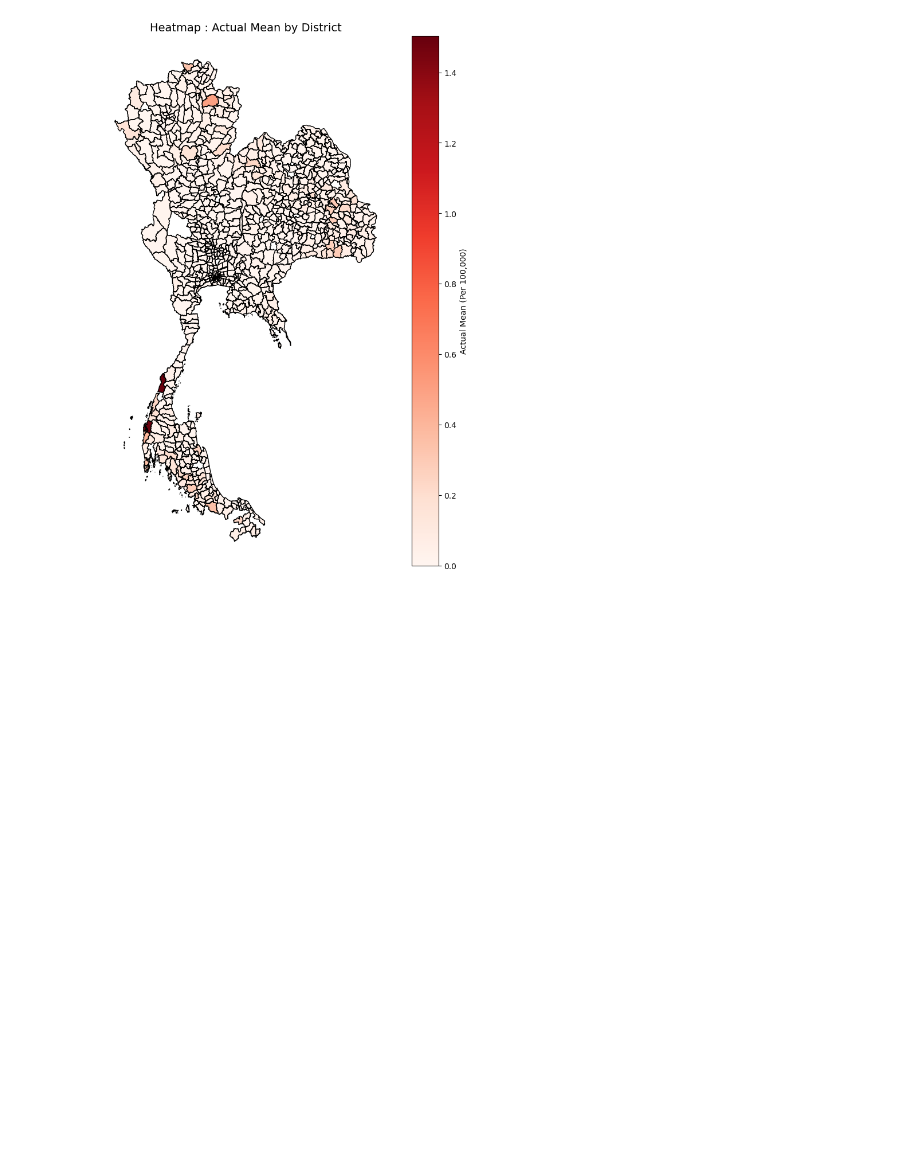
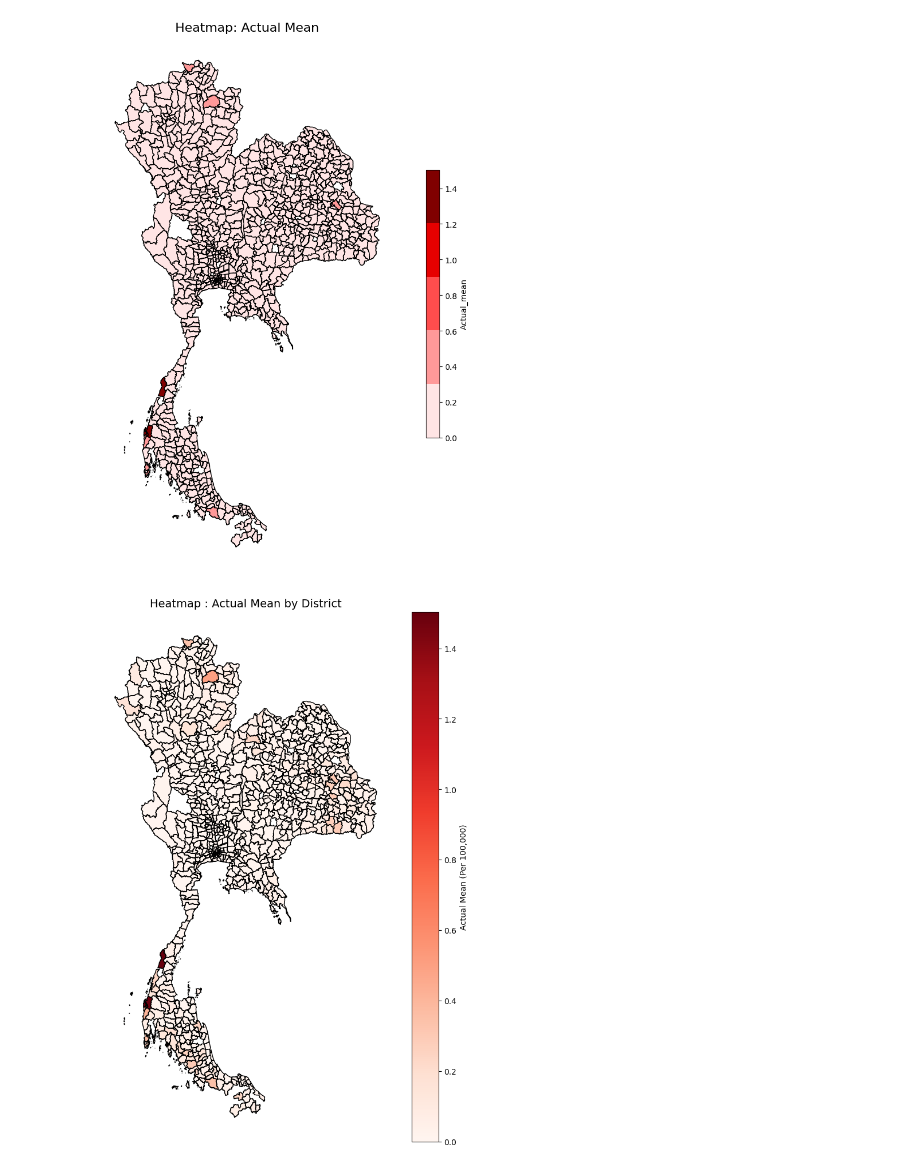
Before and after one commit to Chakorn-Song/Leptospirosis, a Jupyter notebook: plot.ipynb, the cells around one changed output. Saved outputs shown, nothing was run; the diff lists cells and outputs as text; code cells hidden in the pictures; blank space fills up the shorter version.

```diff
--- a/plot.ipynb
+++ b/plot.ipynb
@@ -108,3 +207,11 @@ def plot_heatmap(gdf, column, title = 'Heatmap',
+# %%
+plot_heatmap_class(
+    merged,
+    value_column = 'Actual_mean',
+    title = 'Heatmap: Actual Mean'
+)
+# %% [output]
+[figure, added]
 # %%
 plot_heatmap(merged,
              column = 'Actual_mean',
```
Also changed, not shown: parts of 15 cells of this notebook, 4 other files.
